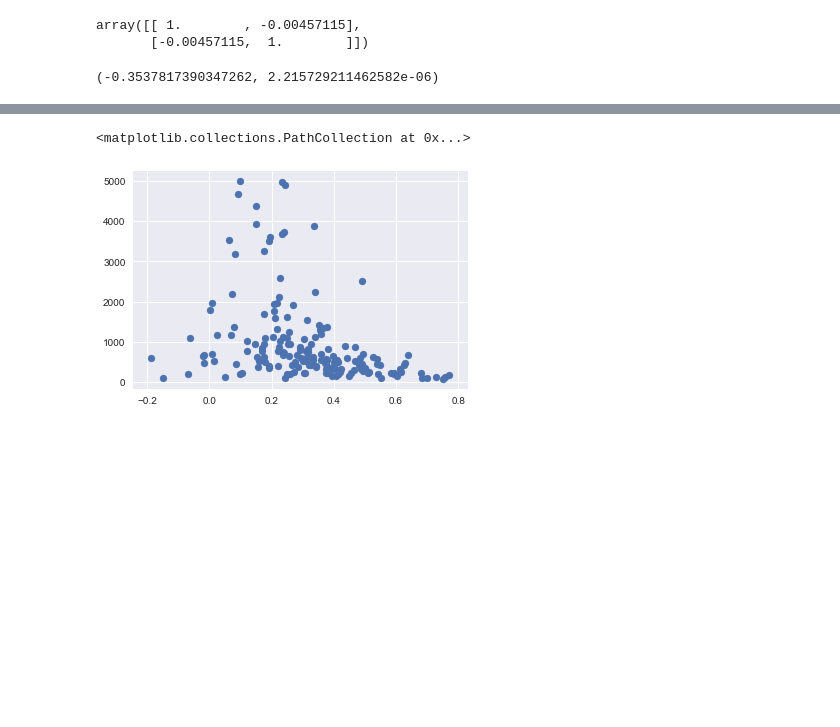
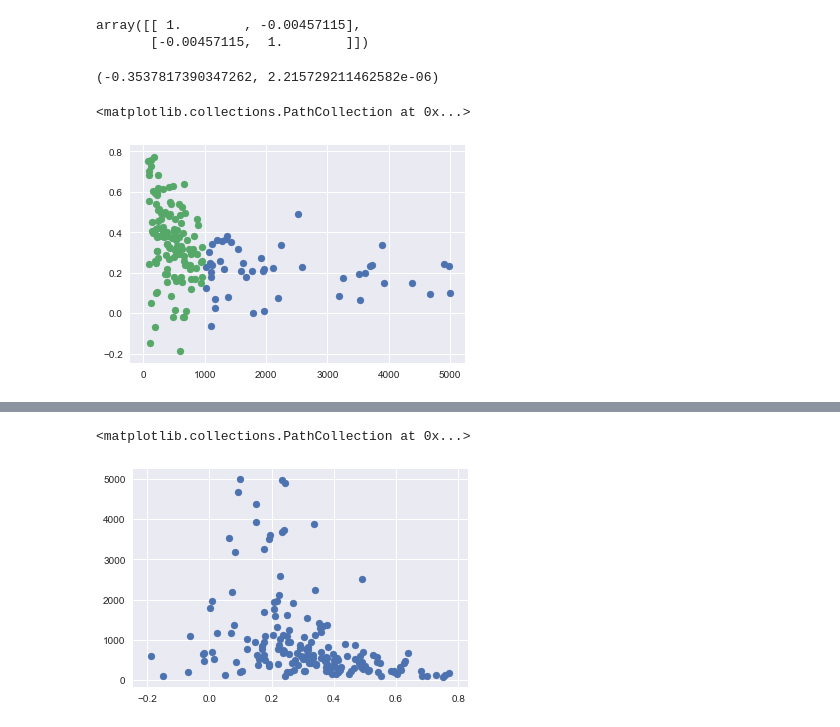
Before and after one commit to JunanQu/YELP-, a Jupyter notebook: length_sent.ipynb, the cells around one changed output, grey strips where cells are left out. Drawn from its saved outputs; the diff is of its cells as text; code cells hidden in the pictures; blank space fills up the shorter version.

```diff
--- a/length_sent.ipynb
+++ b/length_sent.ipynb
@@ -104,0 +110,6 @@ ratings=[[x] for x in df["Rating"]]
+# %%
+plt.scatter(gt_800["Len"],gt_800["Sents"])
+plt.scatter(lt_800["Len"],lt_800["Sents"])
+# %% [output]
+<matplotlib.collections.PathCollection at 0x...>
+[figure, added]
```
Also changed, not shown: parts of 11 cells of this notebook.
